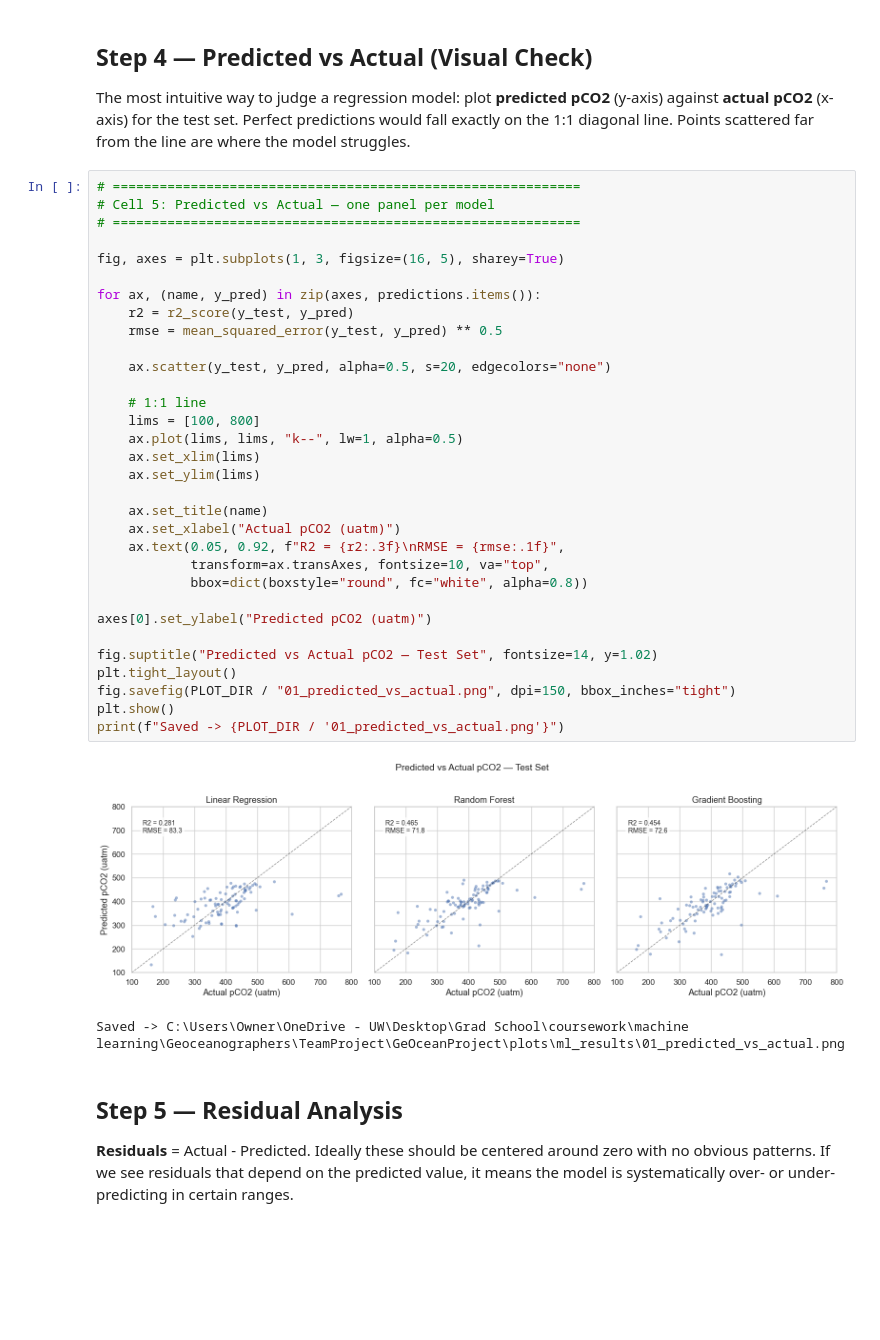
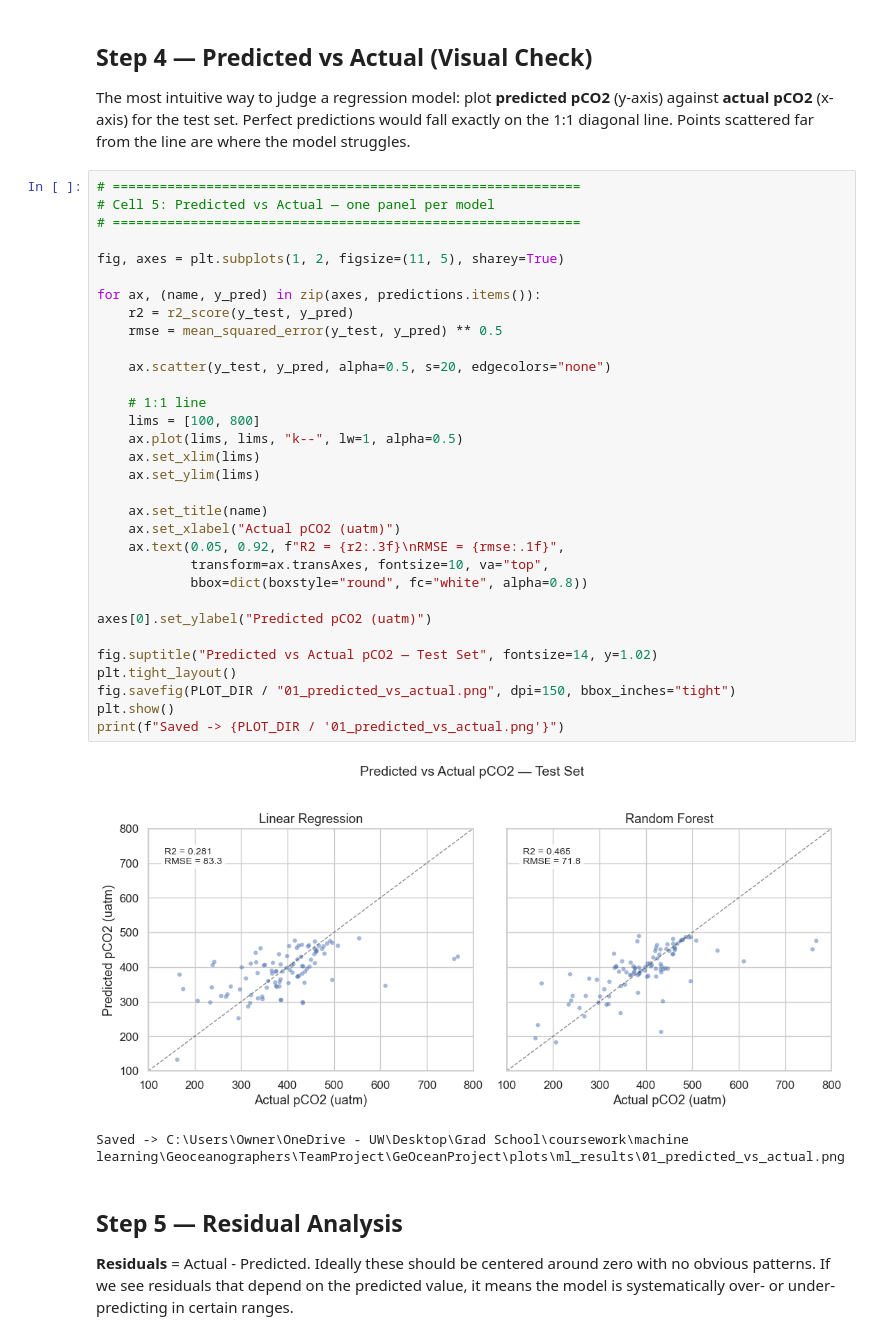
Before and after one commit to UW-MLGEO/ML2026_Orrand, a Jupyter notebook: notebooks/03_model_training/pco2_ml_training.ipynb, the cells around one changed output. Drawn from its saved outputs; the diff is of its cells as text; blank space fills up the shorter version.

```diff
--- a/notebooks/03_model_training/pco2_ml_training.ipynb
+++ b/notebooks/03_model_training/pco2_ml_training.ipynb
@@ -261,35 +249,35 @@ The most intuitive way to judge a regression model: plot **predicted pCO2** (y-a
 # Cell 5: Predicted vs Actual — one panel per model
 # ============================================================
 
-fig, axes = plt.subplots(1, 3, figsize=(16, 5), sharey=True)
+fig, axes = plt.subplots(1, 2, figsize=(11, 5), sharey=True)
 
 for ax, (name, y_pred) in zip(axes, predictions.items()):
     r2 = r2_score(y_test, y_pred)
     rmse = mean_squared_error(y_test, y_pred) ** 0.5
 
     ax.scatter(y_test, y_pred, alpha=0.5, s=20, edgecolors="none")
 
     # 1:1 line
     lims = [100, 800]
     ax.plot(lims, lims, "k--", lw=1, alpha=0.5)
     ax.set_xlim(lims)
     ax.set_ylim(lims)
 
     ax.set_title(name)
     ax.set_xlabel("Actual pCO2 (uatm)")
     ax.text(0.05, 0.92, f"R2 = {r2:.3f}\nRMSE = {rmse:.1f}",
             transform=ax.transAxes, fontsize=10, va="top",
             bbox=dict(boxstyle="round", fc="white", alpha=0.8))
 
 axes[0].set_ylabel("Predicted pCO2 (uatm)")
 
 fig.suptitle("Predicted vs Actual pCO2 — Test Set", fontsize=14, y=1.02)
 plt.tight_layout()
 fig.savefig(PLOT_DIR / "01_predicted_vs_actual.png", dpi=150, bbox_inches="tight")
 plt.show()
 print(f"Saved -> {PLOT_DIR / '01_predicted_vs_actual.png'}")
 # %% [output]
-[figure, old version]
+[figure, new version]
 Saved -> C:\Users\Owner\OneDrive - UW\Desktop\Grad School\coursework\machine learning\Geoceanographers\TeamProject\GeOceanProject\plots\ml_results\01_predicted_vs_actual.png
 # %% [markdown]
 ## Step 5 — Residual Analysis
```
Also changed, not shown: parts of 5 cells of this notebook, 8 other files.
